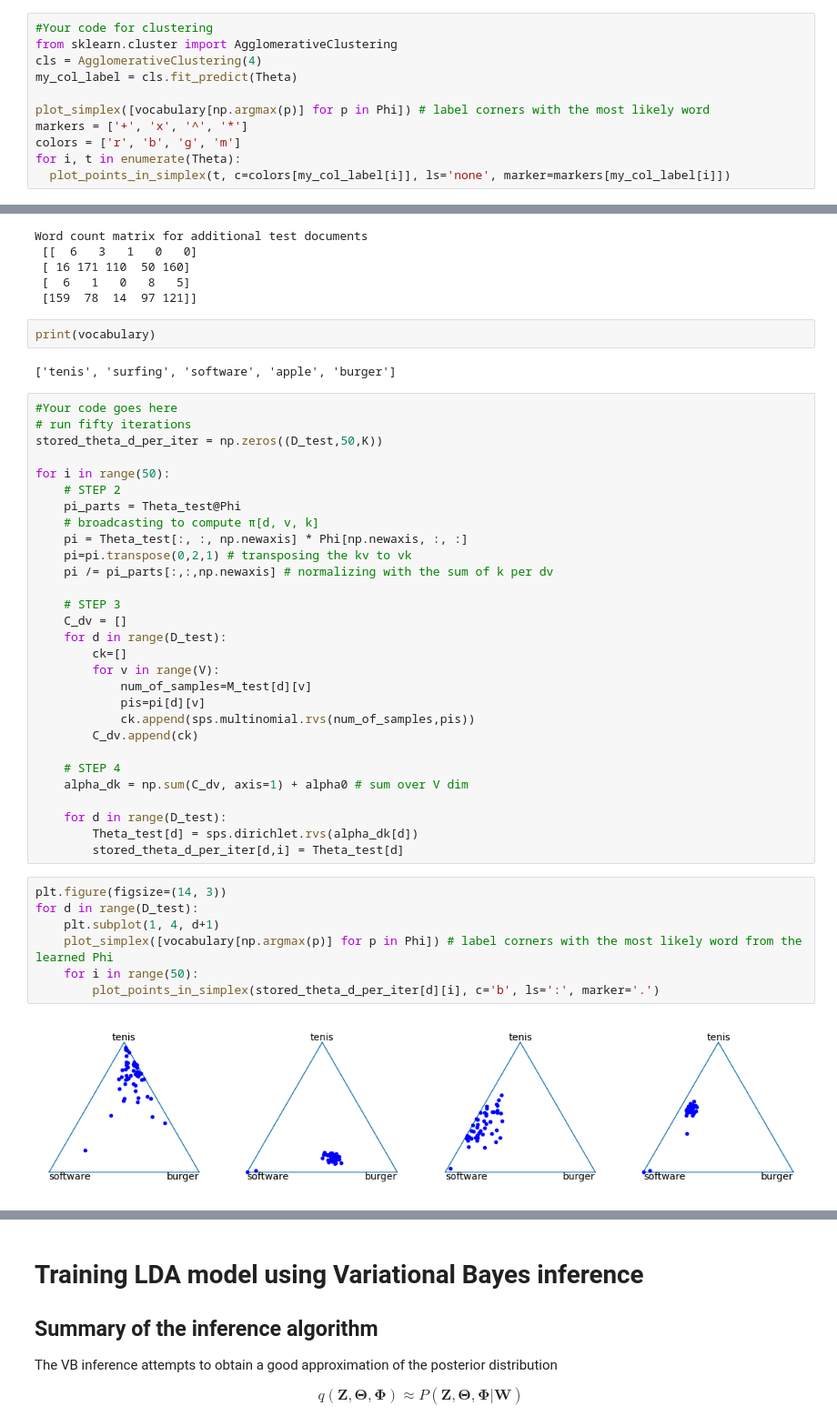
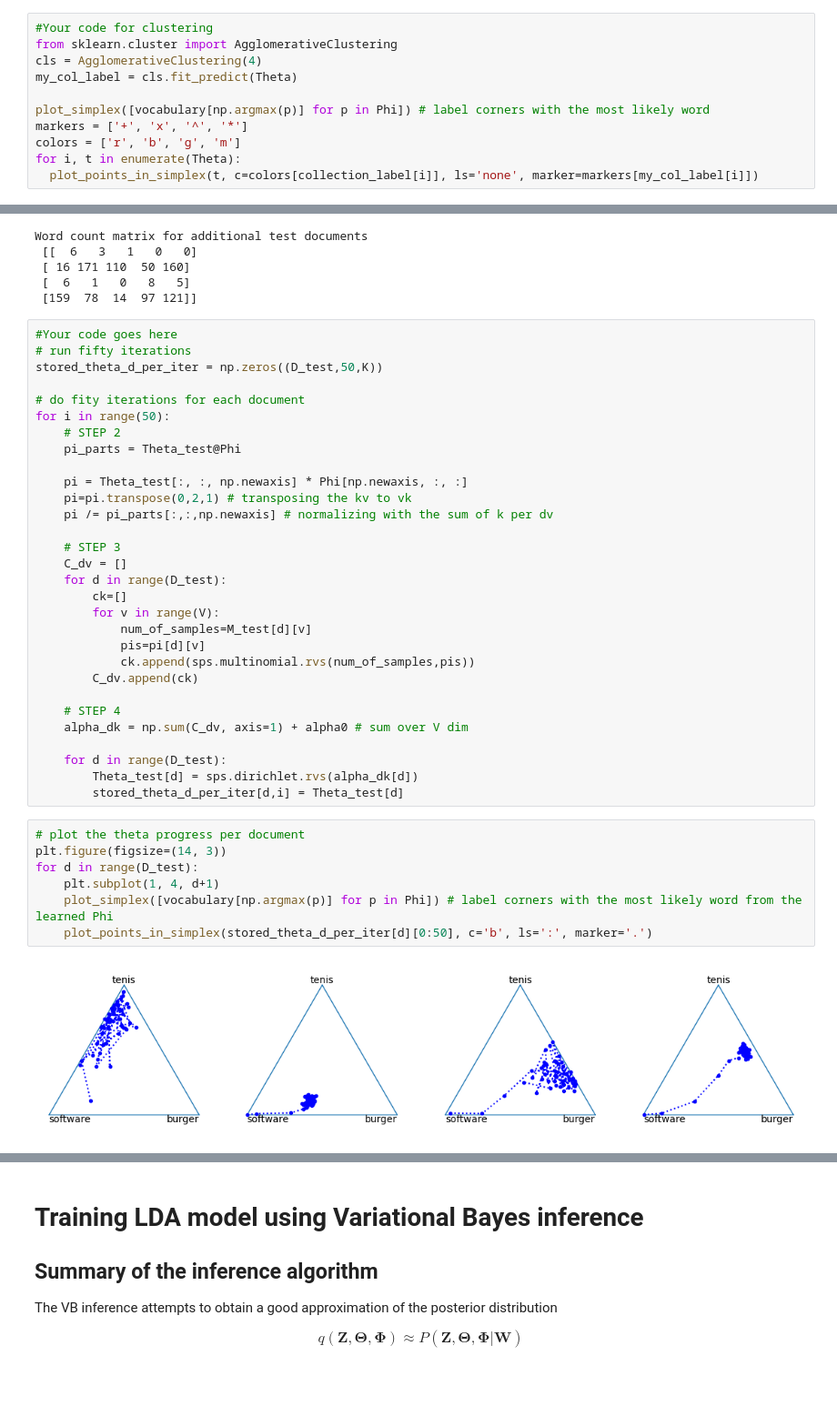
Before and after one commit to JohnyDevp/BAYa, a Jupyter notebook: BAYa_Assignment2024_LDA.ipynb, the cells around one changed output, grey strips where cells are left out. Shown at 91% size. Drawn from its saved outputs; the diff is of its cells as text; blank space fills up the shorter version.

```diff
--- a/BAYa_Assignment2024_LDA.ipynb
+++ b/BAYa_Assignment2024_LDA.ipynb
@@ -339,5 +351,5 @@ plot_simplex([vocabulary[np.argmax(p)] for p in Phi]) # label corners with the m
 markers = ['+', 'x', '^', '*']
 colors = ['r', 'b', 'g', 'm']
 for i, t in enumerate(Theta):
-  plot_points_in_simplex(t, c=colors[my_col_label[i]], ls='none', marker=markers[my_col_label[i]])
+  plot_points_in_simplex(t, c=colors[collection_label[i]], ls='none', marker=markers[my_col_label[i]])
 # %% [output]
@@ -374,19 +396,16 @@ Word count matrix for additional test documents
  [ 16 171 110  50 160]
  [  6   1   0   8   5]
  [159  78  14  97 121]]
-# %%
-print(vocabulary)
-# %% [output]
-['tenis', 'surfing', 'software', 'apple', 'burger']
 # %%
 #Your code goes here
 # run fifty iterations
 stored_theta_d_per_iter = np.zeros((D_test,50,K))
 
+# do fity iterations for each document
 for i in range(50):
     # STEP 2
     pi_parts = Theta_test@Phi
-    # broadcasting to compute π[d, v, k]
+
     pi = Theta_test[:, :, np.newaxis] * Phi[np.newaxis, :, :]
     pi=pi.transpose(0,2,1) # transposing the kv to vk
     pi /= pi_parts[:,:,np.newaxis] # normalizing with the sum of k per dv
@@ -408,11 +427,11 @@ for i in range(50):
         Theta_test[d] = sps.dirichlet.rvs(alpha_dk[d])
         stored_theta_d_per_iter[d,i] = Theta_test[d]
 # %%
+# plot the theta progress per document
 plt.figure(figsize=(14, 3))
 for d in range(D_test):
     plt.subplot(1, 4, d+1)
     plot_simplex([vocabulary[np.argmax(p)] for p in Phi]) # label corners with the most likely word from the learned Phi
-    for i in range(50):
-        plot_points_in_simplex(stored_theta_d_per_iter[d][i], c='b', ls=':', marker='.')
+    plot_points_in_simplex(stored_theta_d_per_iter[d][0:50], c='b', ls=':', marker='.')
 # %% [output]
-[figure, old version]
+[figure, new version]
```
Also changed, not shown: parts of 10 cells of this notebook.
